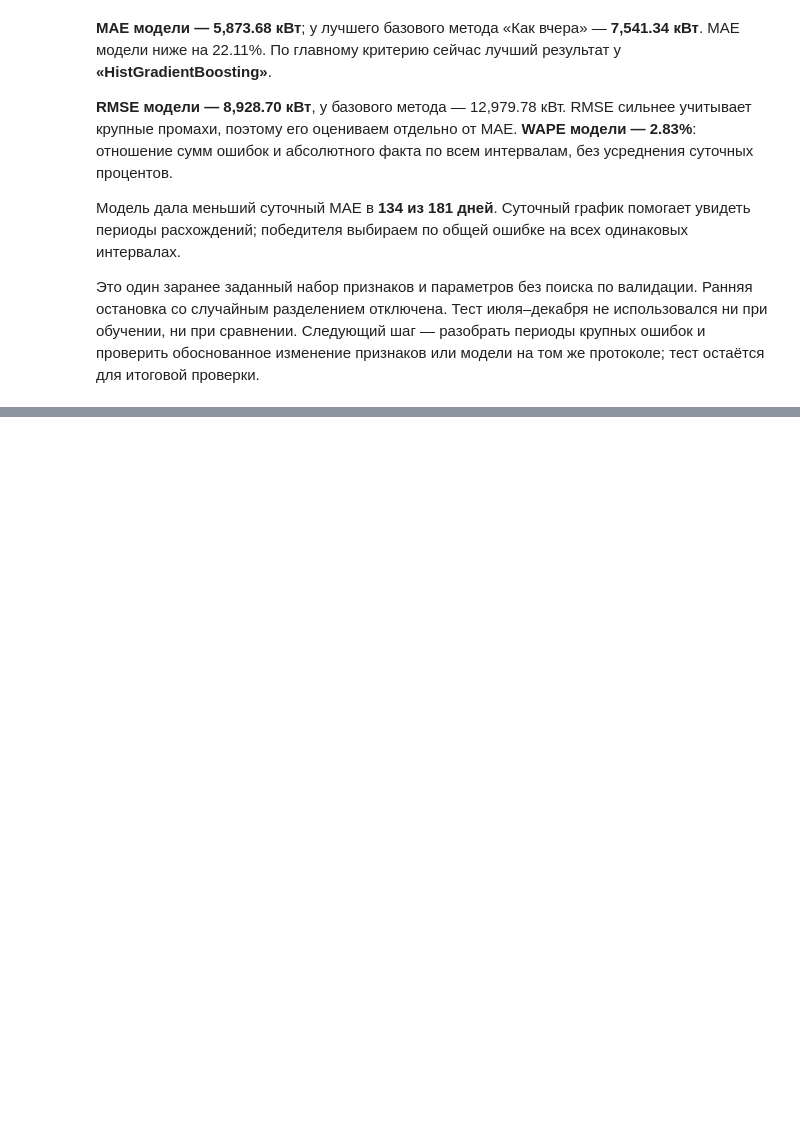
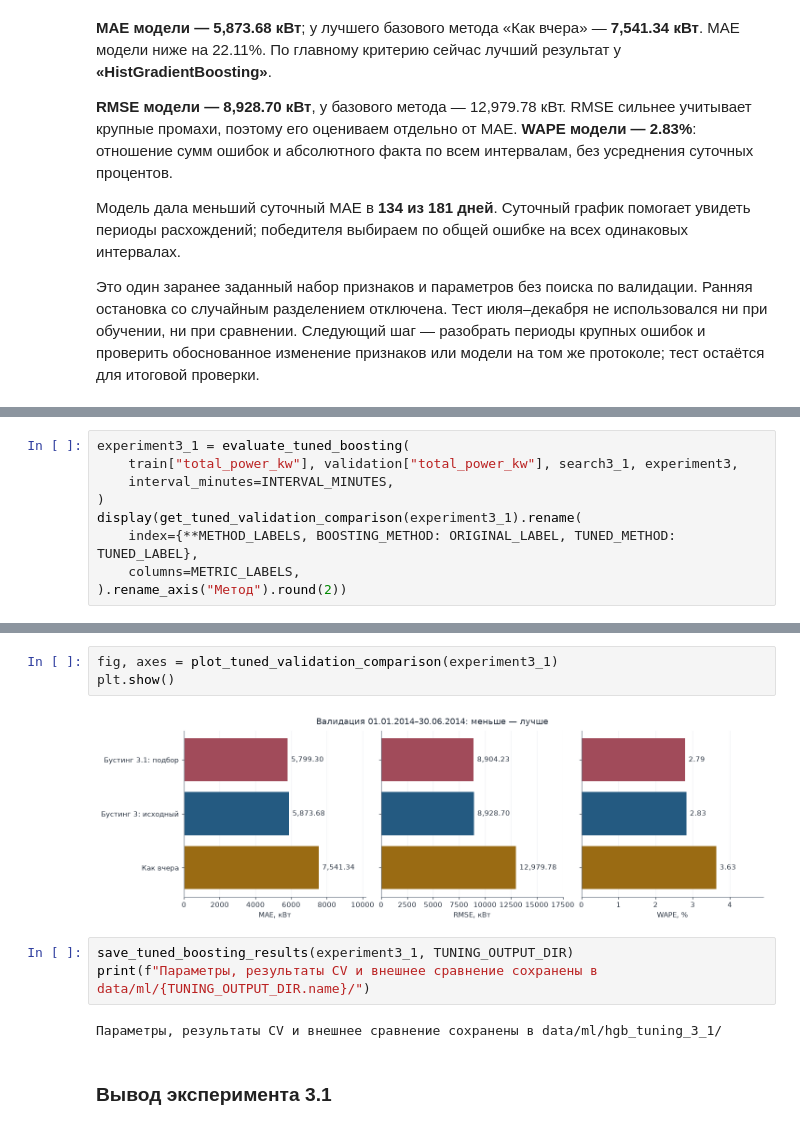
Before and after one commit to vladmaksurov-ai/ElectricityLoad, a Jupyter notebook: notebooks/ML_ElectricityLoad.ipynb, the cells around one changed output, grey strips where cells are left out. Saved outputs shown, nothing was run; the diff lists cells and outputs as text; blank space fills up the shorter version.

```diff
--- a/notebooks/ML_ElectricityLoad.ipynb
+++ b/notebooks/ML_ElectricityLoad.ipynb
@@ -423,0 +552,9 @@ display(Markdown(format_boosting_conclusions(experiment3)))
+# %%
+experiment3_1 = evaluate_tuned_boosting(
+    train["total_power_kw"], validation["total_power_kw"], search3_1, experiment3,
+    interval_minutes=INTERVAL_MINUTES,
+)
+display(get_tuned_validation_comparison(experiment3_1).rename(
+    index={**METHOD_LABELS, BOOSTING_METHOD: ORIGINAL_LABEL, TUNED_METHOD: TUNED_LABEL},
+    columns=METRIC_LABELS,
+).rename_axis("Метод").round(2))
@@ -423,0 +567,12 @@ display(Markdown(format_boosting_conclusions(experiment3)))
+# %%
+fig, axes = plot_tuned_validation_comparison(experiment3_1)
+plt.show()
+# %% [output]
+[figure, added]
+# %%
+save_tuned_boosting_results(experiment3_1, TUNING_OUTPUT_DIR)
+print(f"Параметры, результаты CV и внешнее сравнение сохранены в data/ml/{TUNING_OUTPUT_DIR.name}/")
+# %% [output]
+Параметры, результаты CV и внешнее сравнение сохранены в data/ml/hgb_tuning_3_1/
+# %% [markdown]
+### Вывод эксперимента 3.1
```
Also changed, not shown: parts of 13 cells of this notebook, 4 other files.
